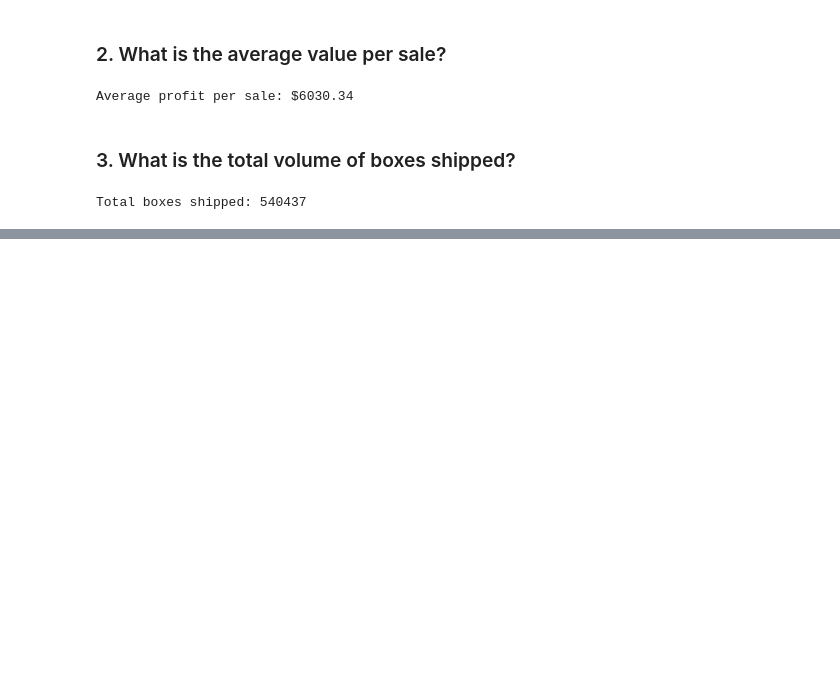
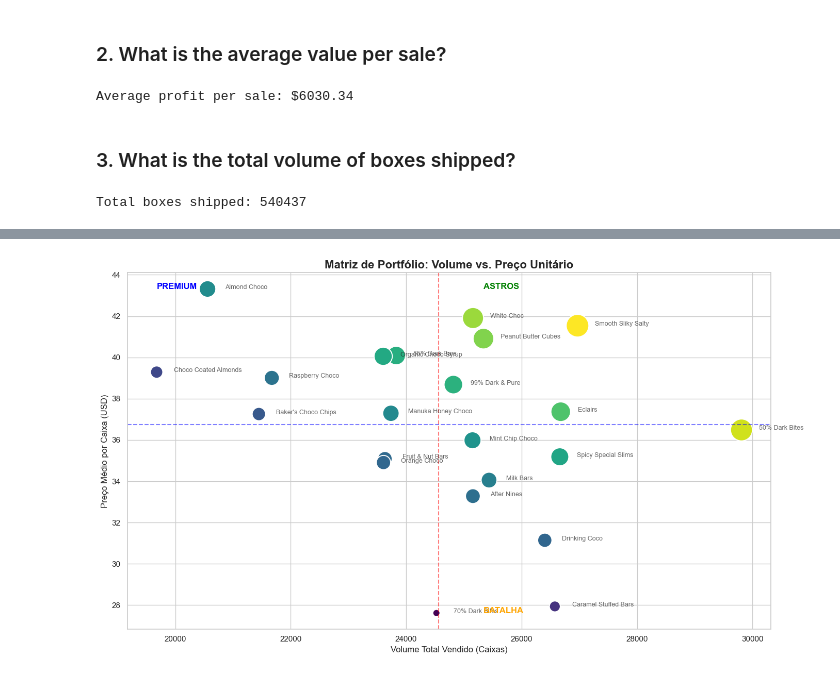
Before and after one commit to anxmarks/Chocolate-Sales, a Jupyter notebook: notebooks/02_visualization.ipynb, the cells around one changed output, grey strips where cells are left out. Drawn from its saved outputs; the diff is of its cells as text; code cells hidden in the pictures; blank space fills up the shorter version.

Commit message:
Product Analysis

```diff
--- a/notebooks/02_visualization.ipynb
+++ b/notebooks/02_visualization.ipynb
@@ -126,0 +167,7 @@ Total boxes shipped: 540437
+# %%
+volume_revenue_by_product = df.groupby('Product').agg({
+    'Boxes Shipped': 'sum',
+    'Amount': 'sum'
+})
+volume_revenue_by_product['Price per Box'] = volume_revenue_by_product['Amount'] / volume_revenue_by_product['Boxes Shipped']
+print(volume_revenue_by_product.sort_values(by='Boxes Shipped', ascending=False).round(2))
@@ -126,0 +192,45 @@ Total boxes shipped: 540437
+# %%
+# Setup seaborn theme
+sns.set_theme(style="whitegrid")
+plt.figure(figsize=(14, 8))
+
+scatter = sns.scatterplot(
+    data=volume_revenue_by_product,
+    x='Boxes Shipped',
+    y='Price per Box',  # Fixed: use correct column name
+    size='Amount',
+    sizes=(100, 1000),
+    hue='Amount',
+    palette='viridis',
+    legend=None
+)
+
+for i in range(volume_revenue_by_product.shape[0]):
+    plt.text(
+        volume_revenue_by_product['Boxes Shipped'].iloc[i] + 300, # Adicionado .iloc
+        volume_revenue_by_product['Price per Box'].iloc[i],       # Adicionado .iloc
+        volume_revenue_by_product.index[i],
+        fontsize=9,
+        alpha=0.7
+    )
+
+avg_volume = volume_revenue_by_product['Boxes Shipped'].mean()
+avg_price = volume_revenue_by_product['Price per Box'].mean()  # Fixed: use correct column name
+
+plt.axvline(avg_volume, color='red', linestyle='--', alpha=0.5)
+plt.axhline(avg_price, color='blue', linestyle='--', alpha=0.5)
+
+# Titles and axes
+plt.title('Matriz de Portfólio: Volume vs. Preço Unitário', fontsize=16, fontweight='bold')
+plt.xlabel('Volume Total Vendido (Caixas)', fontsize=12)
+plt.ylabel('Preço Médio por Caixa (USD)', fontsize=12)
+
+# Add annotations in quadrants
+plt.text(volume_revenue_by_product['Boxes Shipped'].max()*0.85, volume_revenue_by_product['Price per Box'].max(), 'ASTROS', color='green', fontweight='bold')
+plt.text(volume_revenue_by_product['Boxes Shipped'].min(), volume_revenue_by_product['Price per Box'].max(), 'PREMIUM', color='blue', fontweight='bold')
+plt.text(volume_revenue_by_product['Boxes Shipped'].max()*0.85, volume_revenue_by_product['Price per Box'].min(), 'BATALHA', color='orange', fontweight='bold')
+
+plt.tight_layout()
+plt.show()
+# %% [output]
+[figure, added]
```
Also changed, not shown: parts of 13 cells of this notebook.
